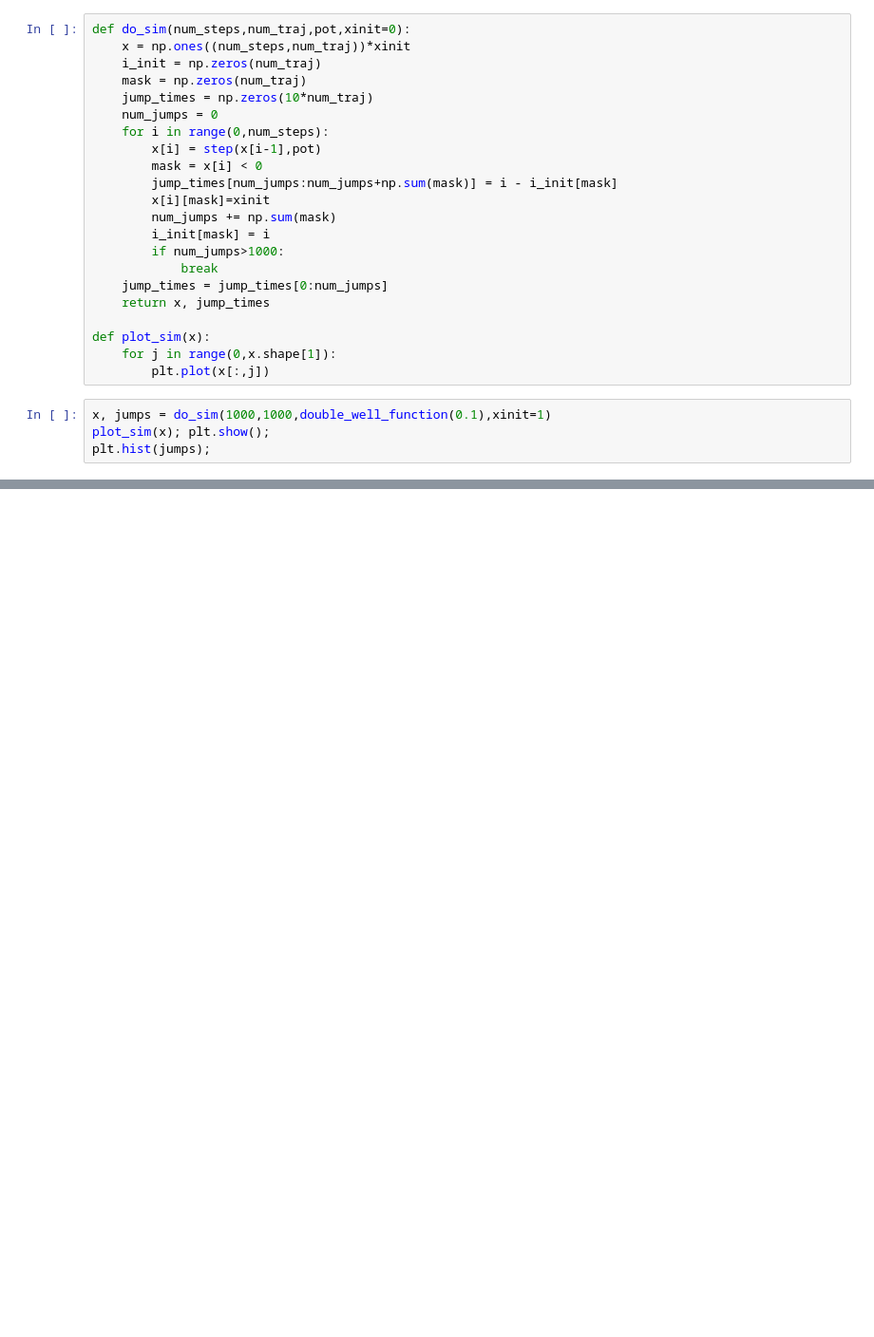
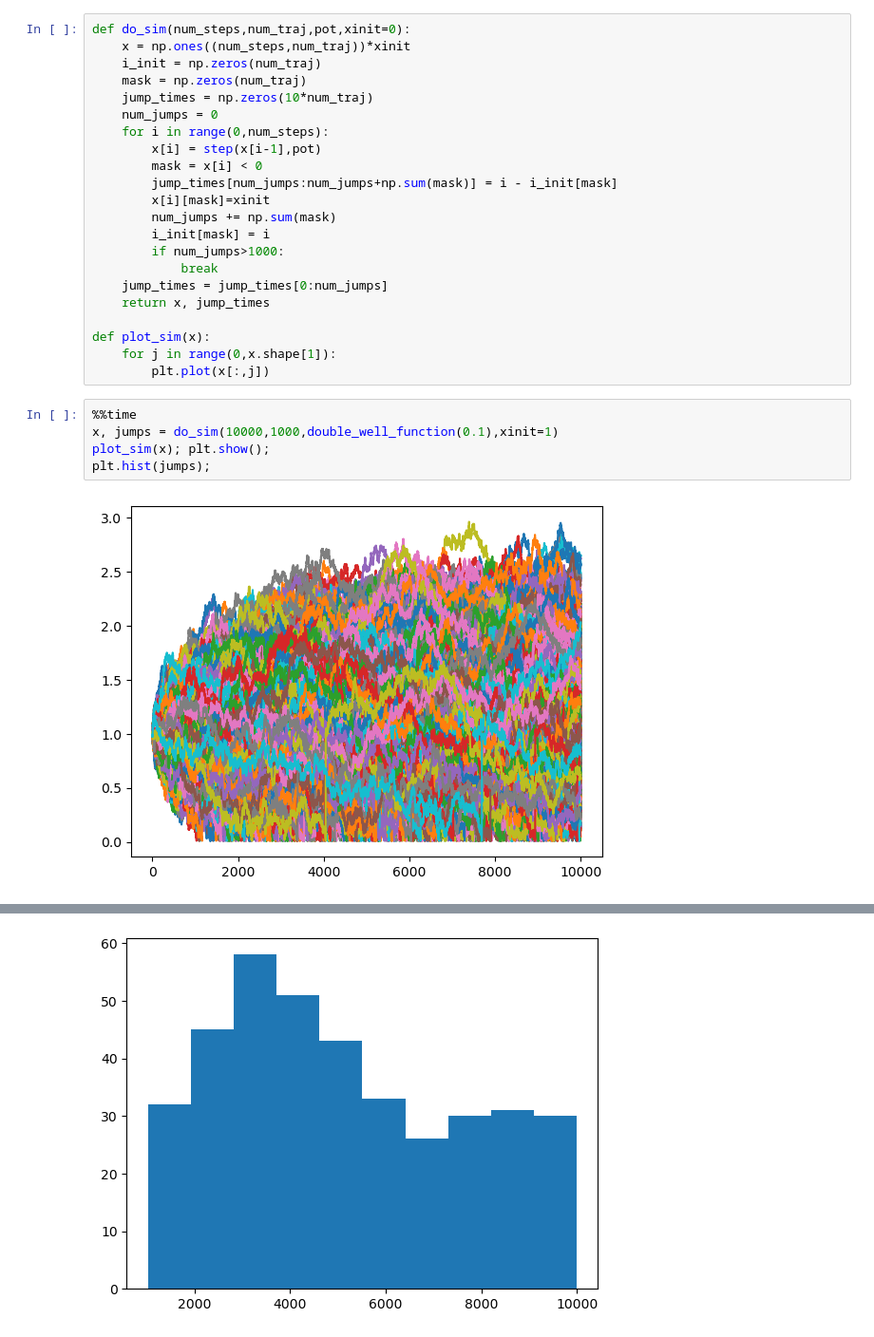
Before and after one commit to leoole100/fp2, a Jupyter notebook: 04 montecarlo/scripts/mc_double_well.ipynb, the cells around one changed output, grey strips where cells are left out. Shown at 95% size. Drawn from its saved outputs; the diff is of its cells as text; blank space fills up the shorter version.

```diff
--- a/04 montecarlo/scripts/mc_double_well.ipynb
+++ b/04 montecarlo/scripts/mc_double_well.ipynb
@@ -34,6 +35,9 @@ def plot_sim(x):
     for j in range(0,x.shape[1]):
         plt.plot(x[:,j])
 # %%
-x, jumps = do_sim(1000,1000,double_well_function(0.1),xinit=1)
+%%time
+x, jumps = do_sim(10000,1000,double_well_function(0.1),xinit=1)
 plot_sim(x); plt.show();
 plt.hist(jumps);
+# %% [output]
+[figure, added]
@@ -39,0 +46 @@ plt.hist(jumps);
+[figure, added]
```
Also changed, not shown: parts of 8 cells of this notebook, 1 other file.
